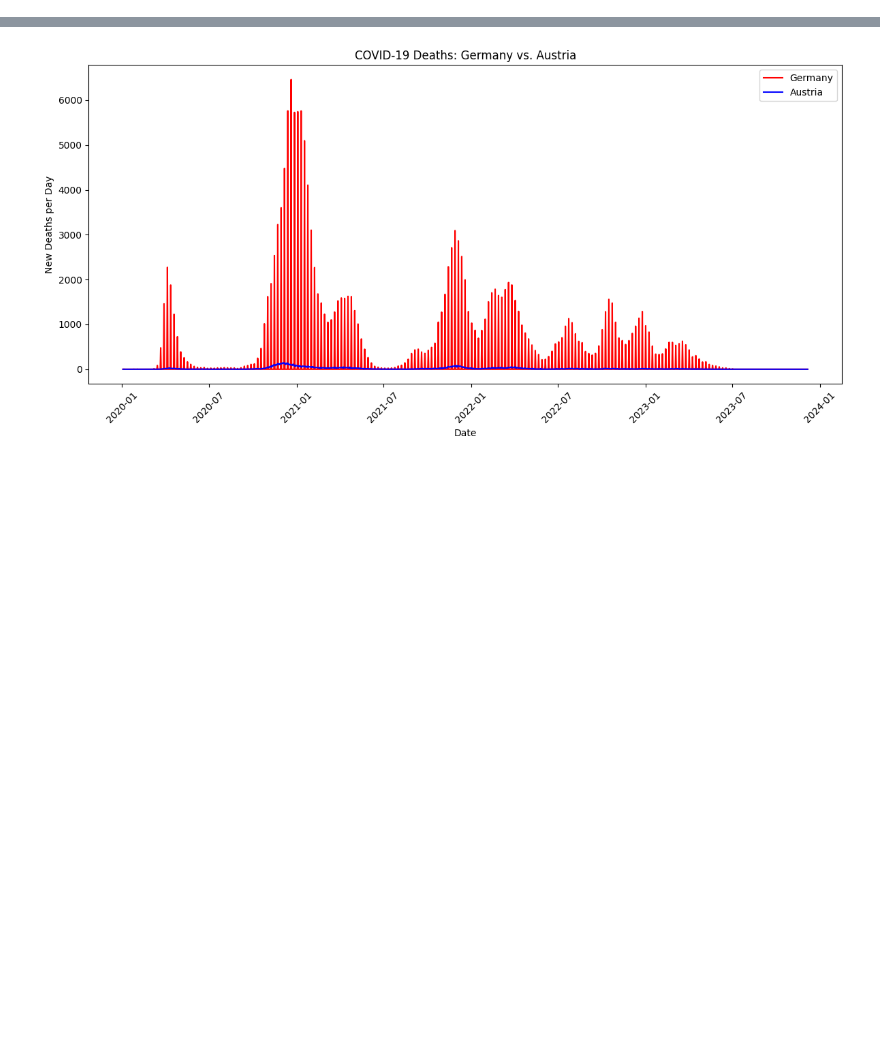
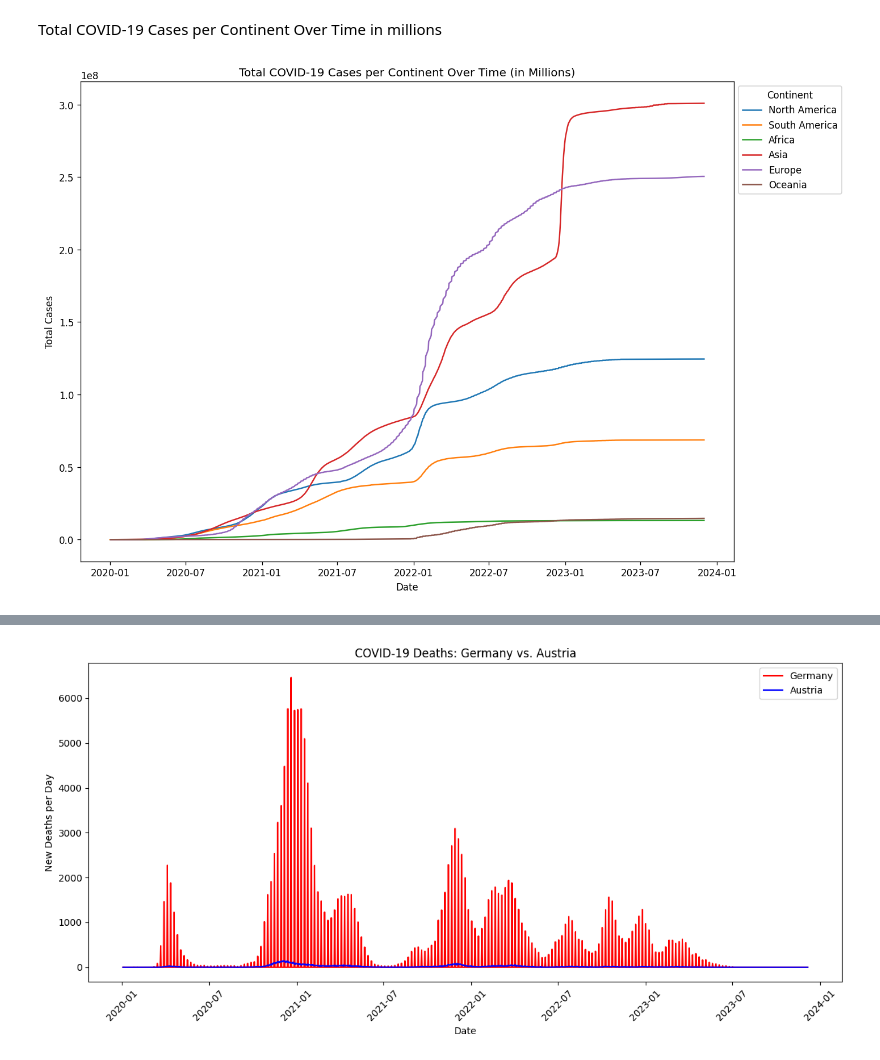
Before and after one commit to TGaub/TP3_1_Data_analysis_Influence_of_COVID, a Jupyter notebook: TP3_1_Data_analysis_Influence_of_COVID.ipynb, the cells around one changed output, grey strips where cells are left out. Drawn from its saved outputs; the diff is of its cells as text; code cells hidden in the pictures; blank space fills up the shorter version.

```diff
--- a/TP3_1_Data_analysis_Influence_of_COVID.ipynb
+++ b/TP3_1_Data_analysis_Influence_of_COVID.ipynb
@@ -33,0 +126,32 @@ Length: 67, dtype: object
+# %% [markdown]
+Total COVID-19 Cases per Continent Over Time in millions
+# %%
+#cutting of the data that causing the drop in the graph, probably due to incomplete dataset
+cutoff_date = pd.to_datetime('2023-12-01')
+# r data to exclude dates that may have incomplete data
+covid_data_df_filtered = covid_data_df[covid_data_df['date'] <= cutoff_date]
+
+# Sum total cases for each continent on each date
+total_cases_per_continent_date = covid_data_df_filtered.groupby(['date', 'continent'])['total_cases'].sum().reset_index()
+
+# Create a high-resolution line plot
+plt.figure(figsize=(12, 8), dpi=120)  # Higher DPI for better resolution
+sns.lineplot(x='date', y='total_cases', hue='continent', data=total_cases_per_continent_date, palette='tab10')
+
+# Improve date format on x-axis for readability
+plt.gca().xaxis.set_major_formatter(mdates.DateFormatter('%Y-%m'))  # Format as Year-Month
+plt.gca().xaxis.set_major_locator(mdates.MonthLocator(interval=6))  # Adjust interval as needed
+
+# Adding labels, title, and grid
+plt.xlabel('Date')
+plt.ylabel('Total Cases')
+plt.title('Total COVID-19 Cases per Continent Over Time (in Millions)')
+
+# Improve legend
+plt.legend(title='Continent', loc='upper left', bbox_to_anchor=(1, 1))  # Move legend out of the plot
+
+# Display the plot
+plt.tight_layout()  # Adjust layout
+plt.show()
+# %% [output]
+[figure, added]
```
Also changed, not shown: parts of 31 cells of this notebook.
